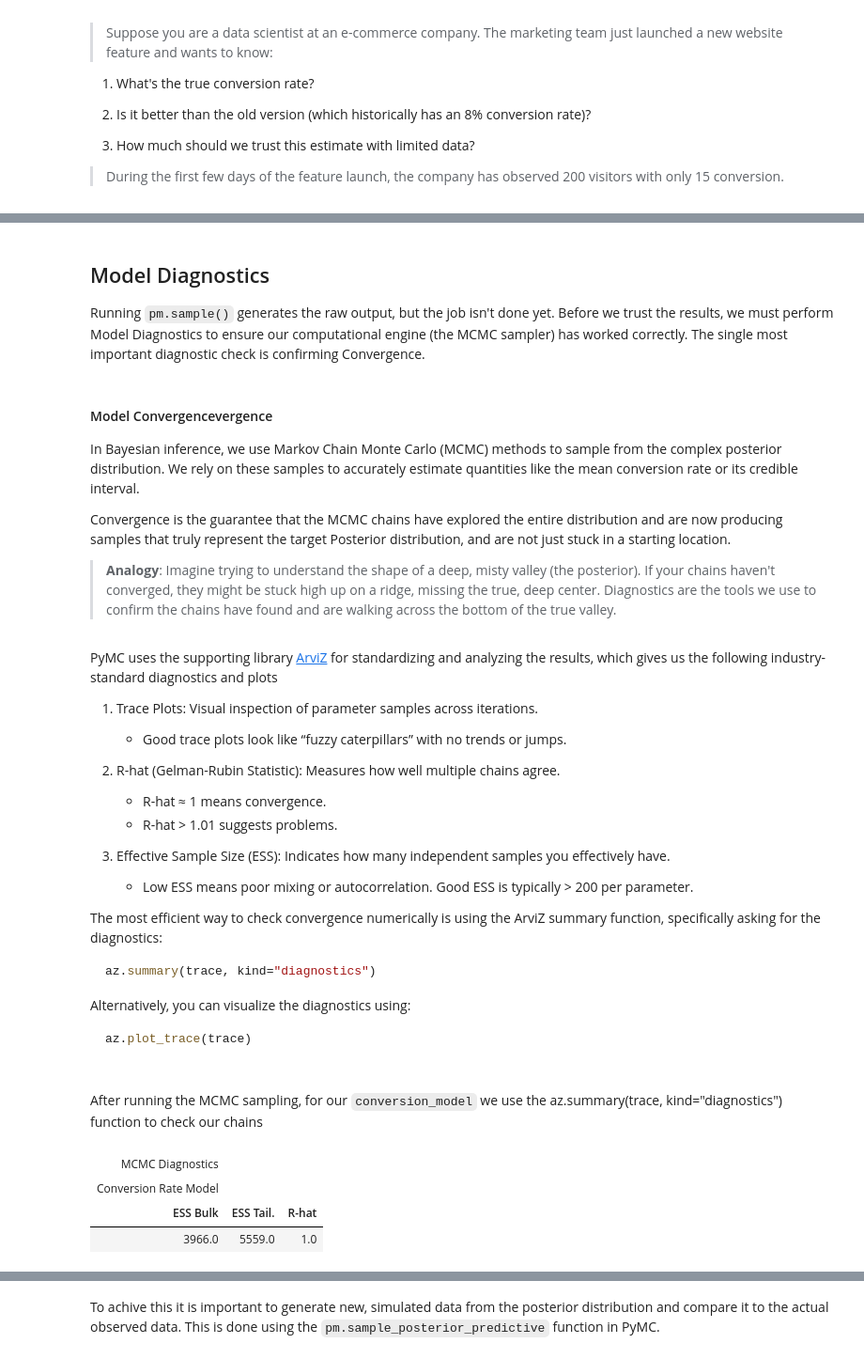
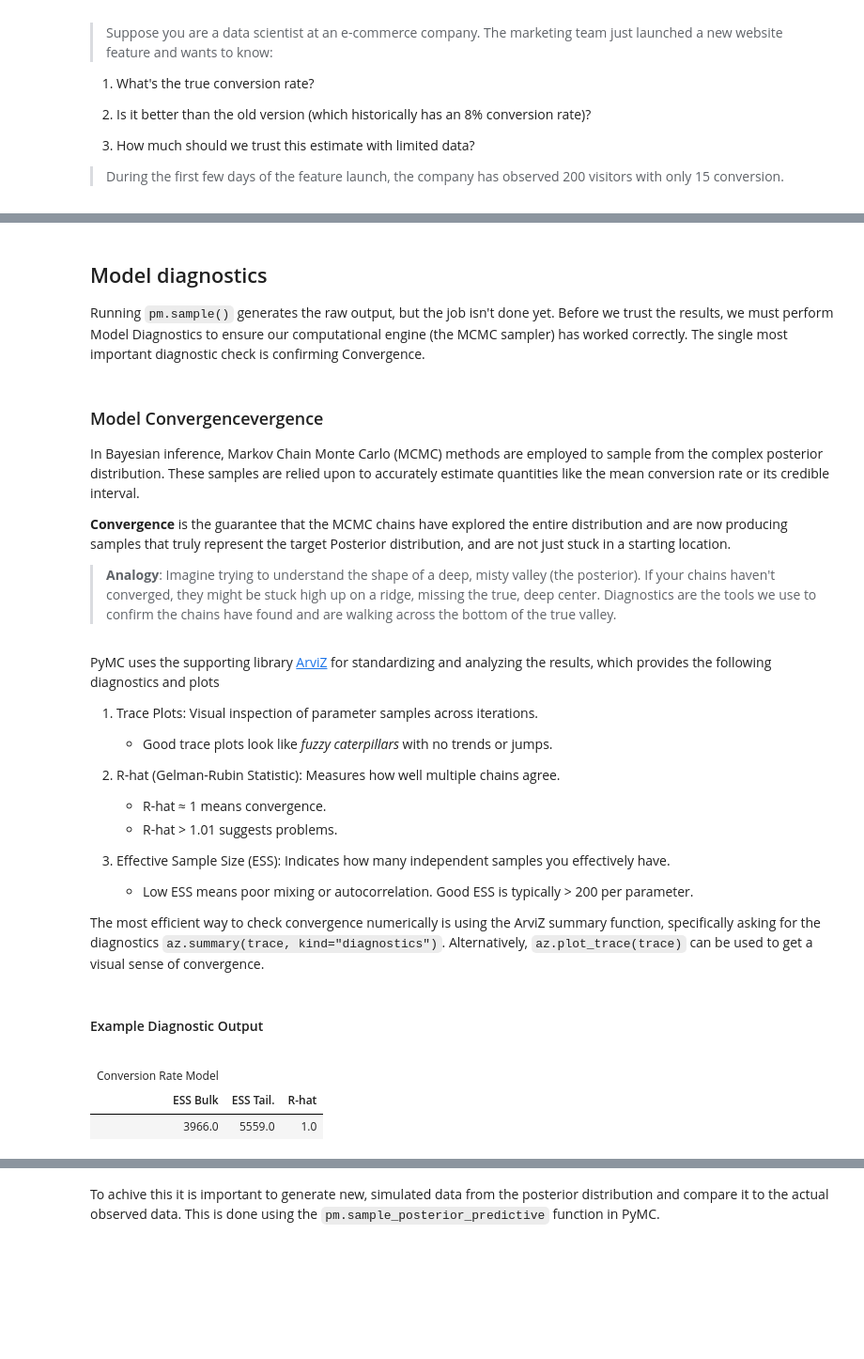
Before and after one commit to sambaiga/sambaiga.github.io, a Jupyter notebook: blog/2025/10/bayesian-modelling-01.ipynb, the cells around one changed output, grey strips where cells are left out. Shown at 94% size. Cells and saved outputs as stored; diff of their text form; code cells hidden in the pictures; blank space fills up the shorter version.

````diff
--- a/blog/2025/10/bayesian-modelling-01.ipynb
+++ b/blog/2025/10/bayesian-modelling-01.ipynb
@@ -168,21 +172,21 @@ clear_output()
 # %% [markdown]
-## Model Diagnostics
+## Model diagnostics
 
 Running `pm.sample()` generates the raw output, but the job isn't done yet. Before we trust the results, we must perform Model Diagnostics to ensure our computational engine (the MCMC sampler) has worked correctly. The single most important diagnostic check is confirming Convergence.
 # %% [markdown]
-#### Model Convergencevergence
+### Model Convergencevergence
 
-In Bayesian inference, we use Markov Chain Monte Carlo (MCMC) methods to sample from the complex posterior distribution. We rely on these samples to accurately estimate quantities like the mean conversion rate or its credible interval.
+In Bayesian inference, Markov Chain Monte Carlo (MCMC) methods are employed to sample from the complex posterior distribution. These samples are relied upon to accurately estimate quantities like the mean conversion rate or its credible interval.
 
-Convergence is the guarantee that the MCMC chains have explored the entire distribution and are now producing samples that truly represent the target Posterior distribution, and are not just stuck in a starting location.
+**Convergence** is the guarantee that the MCMC chains have explored the entire distribution and are now producing samples that truly represent the target Posterior distribution, and are not just stuck in a starting location.
 
    > **Analogy**: Imagine trying to understand the shape of a deep, misty valley (the posterior). If your chains haven't converged, they might be stuck high up on a ridge, missing the true, deep center. Diagnostics are the tools we use to confirm the chains have found and are walking across the bottom of the true valley.
 # %% [markdown]
-PyMC uses the supporting library [ArviZ](https://www.arviz.org/en/latest/) for standardizing and analyzing the results, which gives us the following industry-standard diagnostics and plots
+PyMC uses the supporting library [ArviZ](https://www.arviz.org/en/latest/) for standardizing and analyzing the results, which provides the following  diagnostics and plots
 
 1. Trace Plots: Visual inspection of parameter samples across iterations.
 
-    - Good trace plots look like “fuzzy caterpillars” with no trends or jumps.
+    - Good trace plots look like *fuzzy caterpillars* with no trends or jumps.
 
 2. R-hat (Gelman-Rubin Statistic): Measures how well multiple chains agree.
 
@@ -193,29 +197,21 @@ PyMC uses the supporting library [ArviZ](https://www.arviz.org/en/latest/) for s
 
     - Low ESS means poor mixing or autocorrelation. Good ESS is typically > 200 per parameter.
 
-The most efficient way to check convergence numerically is using the ArviZ summary function, specifically asking for the diagnostics:
-
-```python
-az.summary(trace, kind="diagnostics")
-```
-Alternatively, you can visualize the diagnostics using:
-
-```python
-az.plot_trace(trace)
+The most efficient way to check convergence numerically is using the ArviZ summary function, specifically asking for the diagnostics `az.summary(trace, kind="diagnostics")`. Alternatively, `az.plot_trace(trace)` can be used to get a visual sense of convergence.
-# %% [markdown]
-After running the MCMC sampling, for our `conversion_model` we use the az.summary(trace, kind="diagnostics") function to check our chains
+# %% [markdown]
+#### Example Diagnostic Output
 # %%
 diag_table=az.summary(trace, kind="diagnostics")[['ess_bulk', 'ess_tail', 'r_hat']]
 GT(diag_table).tab_header(
-    title="MCMC Diagnostics",
+    title="",
     subtitle="Conversion Rate Model"
 ).cols_label({
         'ess_bulk': 'ESS Bulk',
         'ess_tail': 'ESS Tail.',
         'r_hat': 'R-hat',
     })
 # %% [output]
-| MCMC Diagnostics |  |  |
+|  |  |  |
 | Conversion Rate Model |  |  |
 | ESS Bulk | ESS Tail. | R-hat |
 | 3966.0 | 5559.0 | 1.0 |
````
Also changed, not shown: parts of 56 cells of this notebook, 1 other file.
